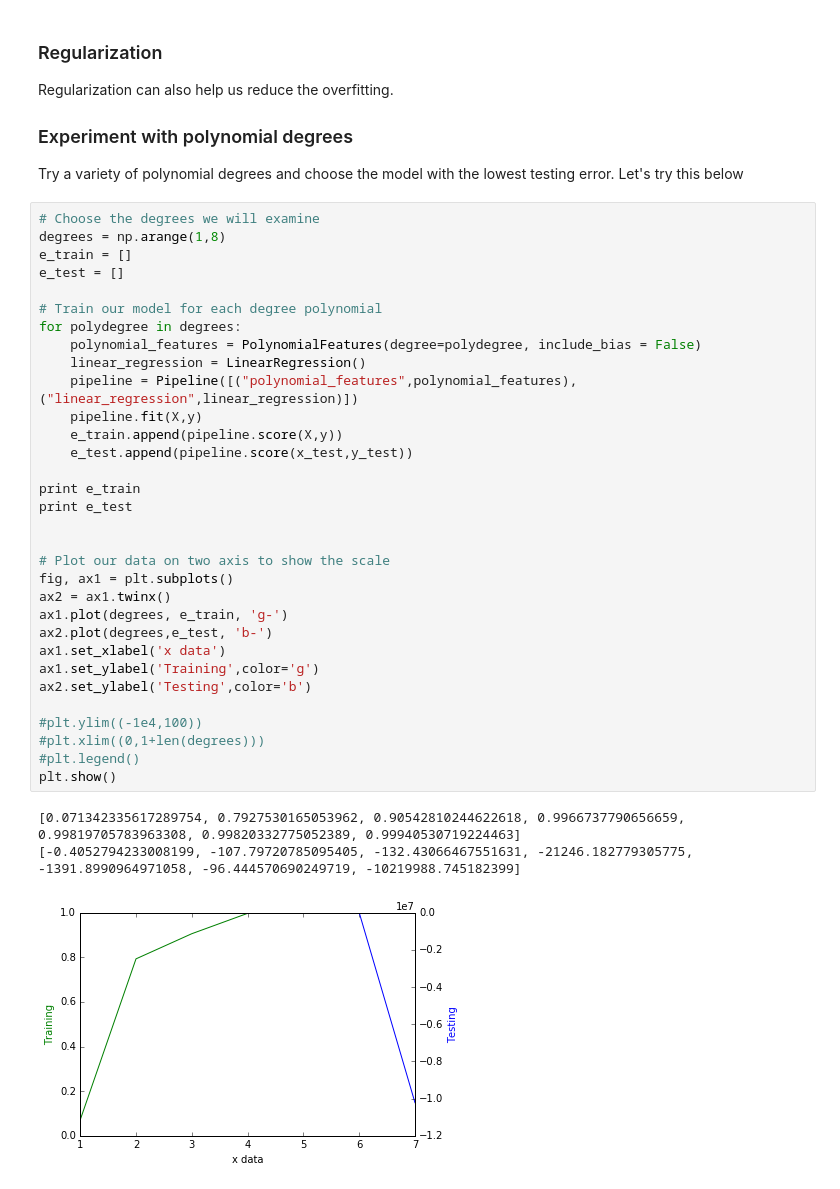
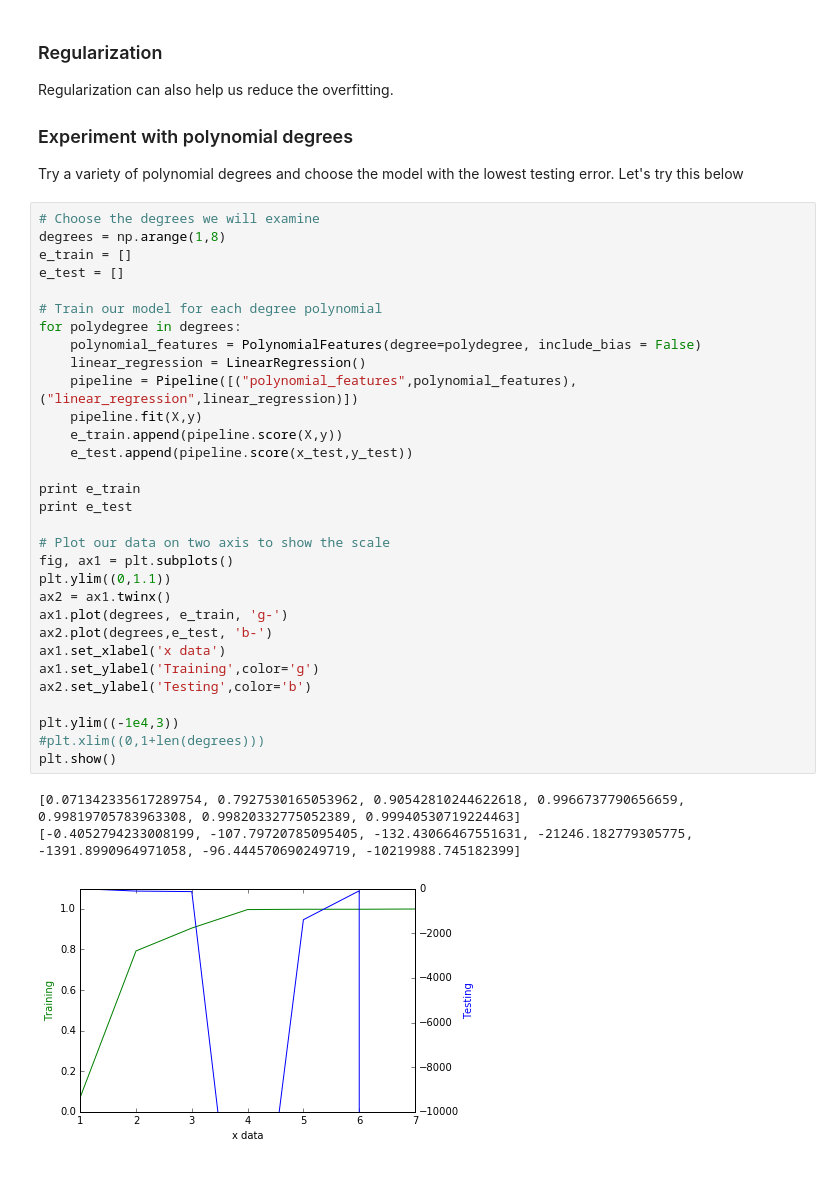
Before and after one commit to Lee-Sutton/sklearn, a Jupyter notebook: Overfitting.ipynb, the cells around one changed output. Drawn from its saved outputs; the diff is of its cells as text.

Commit message:
added polynomial degree fitting curves again

```diff
--- a/Overfitting.ipynb
+++ b/Overfitting.ipynb
@@ -262,34 +262,33 @@ Let's try this below
 degrees = np.arange(1,8)
 e_train = []
 e_test = []
 
 # Train our model for each degree polynomial
 for polydegree in degrees:
     polynomial_features = PolynomialFeatures(degree=polydegree, include_bias = False)
     linear_regression = LinearRegression()
     pipeline = Pipeline([("polynomial_features",polynomial_features),("linear_regression",linear_regression)])
     pipeline.fit(X,y)
     e_train.append(pipeline.score(X,y))
     e_test.append(pipeline.score(x_test,y_test))
 
 print e_train
 print e_test
 
-
 # Plot our data on two axis to show the scale
 fig, ax1 = plt.subplots()
+plt.ylim((0,1.1))
 ax2 = ax1.twinx()
 ax1.plot(degrees, e_train, 'g-')
 ax2.plot(degrees,e_test, 'b-')
 ax1.set_xlabel('x data')
 ax1.set_ylabel('Training',color='g')
 ax2.set_ylabel('Testing',color='b')
 
-#plt.ylim((-1e4,100))
+plt.ylim((-1e4,3))
 #plt.xlim((0,1+len(degrees)))
-#plt.legend()
 plt.show()
 # %% [output]
 [0.071342335617289754, 0.7927530165053962, 0.90542810244622618, 0.9966737790656659, 0.99819705783963308, 0.99820332775052389, 0.99940530719224463]
 [-0.4052794233008199, -107.79720785095405, -132.43066467551631, -21246.182779305775, -1391.8990964971058, -96.444570690249719, -10219988.745182399]
-[figure, old version]
+[figure, new version]
```
